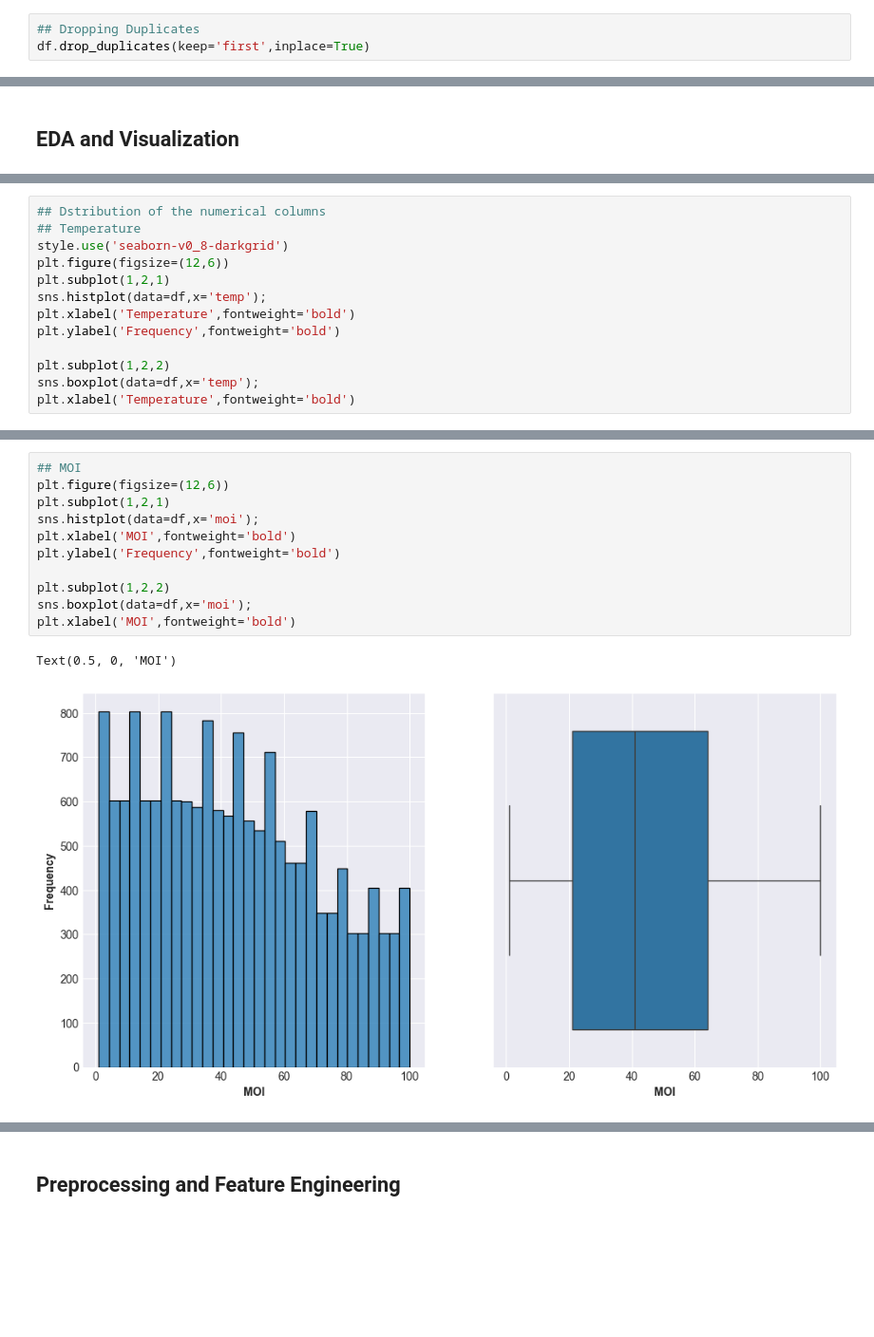
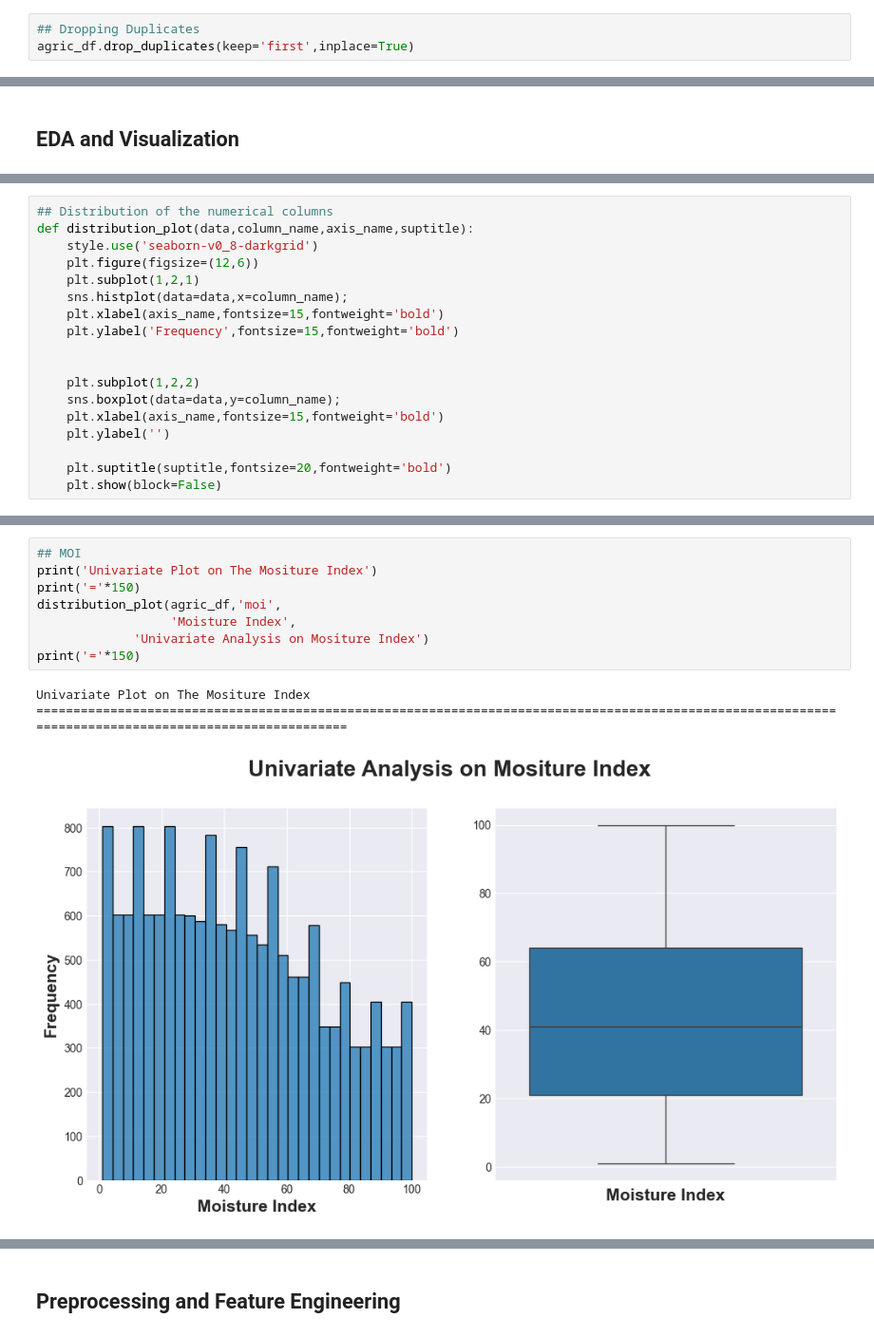
Before and after one commit to ceehall/smart_agriculture, a Jupyter notebook: Smart Agriculture (Classification).ipynb, the cells around one changed output, grey strips where cells are left out. Shown at 95% size. Drawn from its saved outputs; the diff is of its cells as text; blank space fills up the shorter version.

```diff
--- a/Smart Agriculture (Classification).ipynb
+++ b/Smart Agriculture (Classification).ipynb
@@ -124,4 +124,4 @@ memory usage: 897.6+ KB
 # %%
 ## Dropping Duplicates
-df.drop_duplicates(keep='first',inplace=True)
+agric_df.drop_duplicates(keep='first',inplace=True)
 # %%
@@ -171,13 +228,18 @@ array([25, 26, 27, 28, 29, 30, 31, 32, 33, 34, 35, 36, 37, 38, 39, 40, 41,
 # %%
-## Dstribution of the numerical columns
-## Temperature
-style.use('seaborn-v0_8-darkgrid')
-plt.figure(figsize=(12,6))
-plt.subplot(1,2,1)
-sns.histplot(data=df,x='temp');
-plt.xlabel('Temperature',fontweight='bold')
-plt.ylabel('Frequency',fontweight='bold')
+## Distribution of the numerical columns
+def distribution_plot(data,column_name,axis_name,suptitle):
+    style.use('seaborn-v0_8-darkgrid')
+    plt.figure(figsize=(12,6))
+    plt.subplot(1,2,1)
+    sns.histplot(data=data,x=column_name);
+    plt.xlabel(axis_name,fontsize=15,fontweight='bold')
+    plt.ylabel('Frequency',fontsize=15,fontweight='bold')
 
-plt.subplot(1,2,2)
-sns.boxplot(data=df,x='temp');
-plt.xlabel('Temperature',fontweight='bold')
+
+    plt.subplot(1,2,2)
+    sns.boxplot(data=data,y=column_name);
+    plt.xlabel(axis_name,fontsize=15,fontweight='bold')
+    plt.ylabel('')
+
+    plt.suptitle(suptitle,fontsize=20,fontweight='bold')
+    plt.show(block=False)
@@ -201,14 +273,12 @@ Text(0.5, 0, 'Humidity')
 # %%
 ## MOI
-plt.figure(figsize=(12,6))
-plt.subplot(1,2,1)
-sns.histplot(data=df,x='moi');
-plt.xlabel('MOI',fontweight='bold')
-plt.ylabel('Frequency',fontweight='bold')
-
-plt.subplot(1,2,2)
-sns.boxplot(data=df,x='moi');
-plt.xlabel('MOI',fontweight='bold')
+print('Univariate Plot on The Mositure Index')
+print('='*150)
+distribution_plot(agric_df,'moi',
+                  'Moisture Index',
+             'Univariate Analysis on Mositure Index')
+print('='*150)
 # %% [output]
-Text(0.5, 0, 'MOI')
+Univariate Plot on The Mositure Index
+======================================================================================================================================================
-[figure, old version]
+[figure, new version]
```
Also changed, not shown: parts of 90 cells of this notebook.
